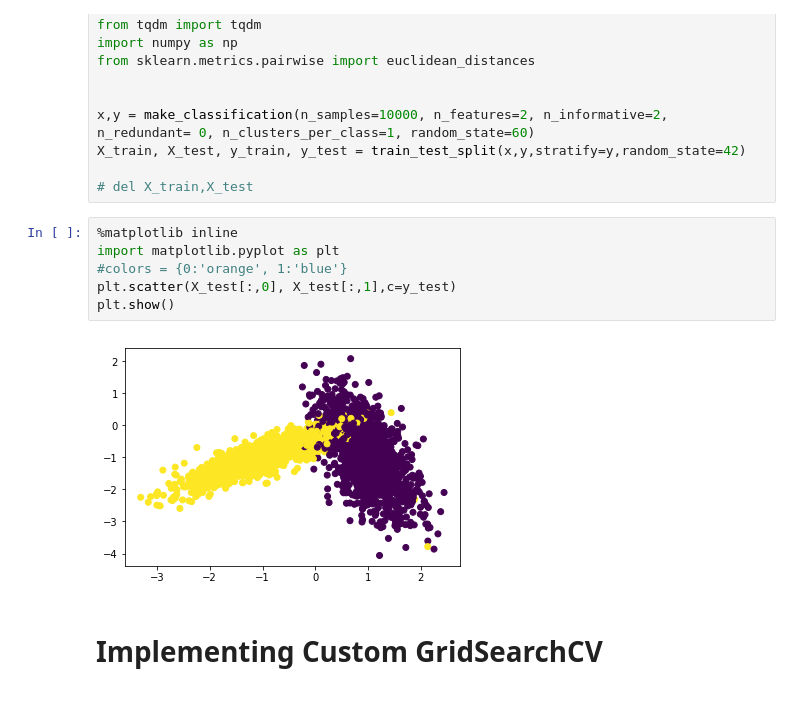
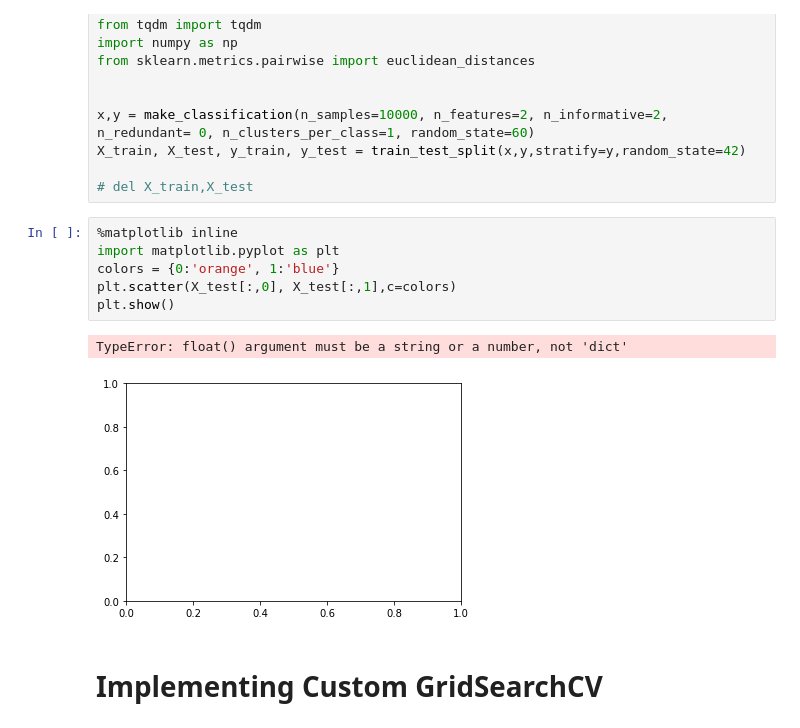
Before and after one commit to rajsingh7/AppliedAI-4, a Jupyter notebook: Assignments/Assignment 6 - Implement RandomSearchCV with k fold cross validation on KNN/Assignment_4_Reference.ipynb, the cells around one changed output. Drawn from its saved outputs; the diff is of its cells as text.

```diff
--- a/Assignments/Assignment 6 - Implement RandomSearchCV with k fold cross validation on KNN/Assignment_4_Reference.ipynb
+++ b/Assignments/Assignment 6 - Implement RandomSearchCV with k fold cross validation on KNN/Assignment_4_Reference.ipynb
@@ -15,11 +15,12 @@ X_train, X_test, y_train, y_test = train_test_split(x,y,stratify=y,random_state=
 # %%
 %matplotlib inline
 import matplotlib.pyplot as plt
-#colors = {0:'orange', 1:'blue'}
-plt.scatter(X_test[:,0], X_test[:,1],c=y_test)
+colors = {0:'orange', 1:'blue'}
+plt.scatter(X_test[:,0], X_test[:,1],c=colors)
 plt.show()
 # %% [output]
+TypeError: float() argument must be a string or a number, not 'dict'
-[figure, old version]
+[figure, new version]
 # %% [markdown]
 # Implementing Custom GridSearchCV
 # %%
```
Also changed, not shown: parts of 1 cell of this notebook, 10 other files.
